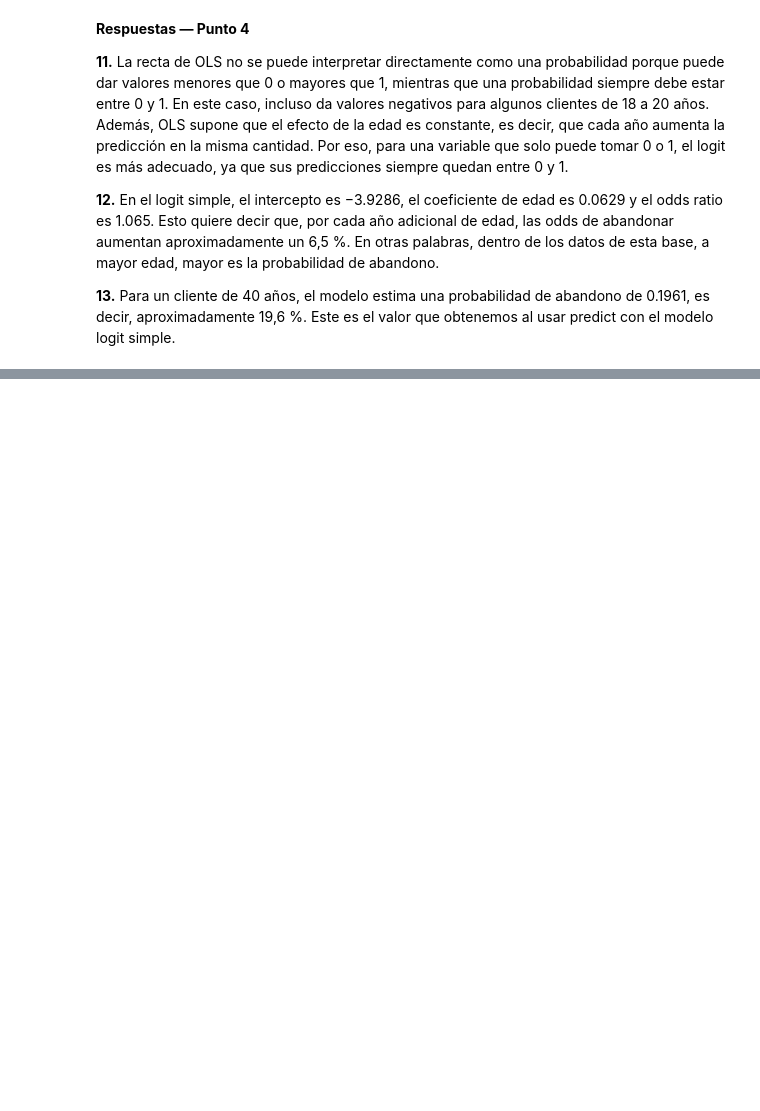
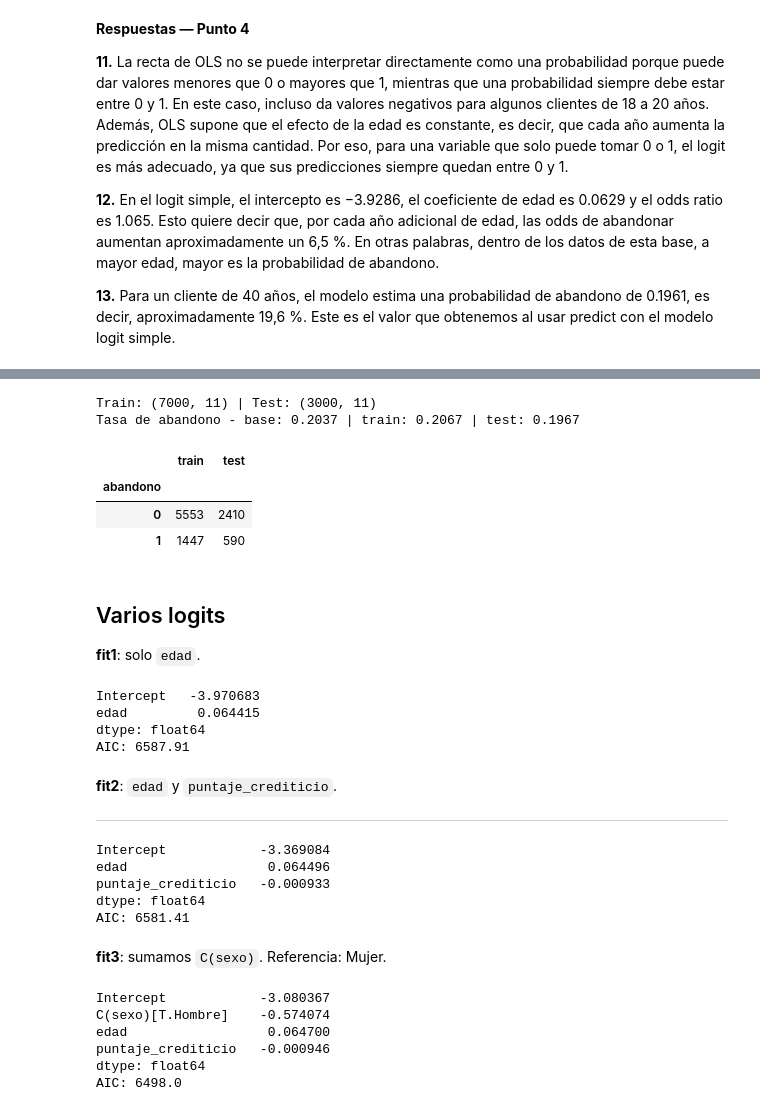
Before and after one commit to MrTamayo-1/Taller_Abandono_Producto_Financiero_Tamayo_Ruano_Reyes, a Jupyter notebook: Taller_Abandono_Producto_Financiero_Tamayo_Ruano_Reyes.ipynb, the cells around one changed output, grey strips where cells are left out. Saved outputs shown, nothing was run; the diff lists cells and outputs as text; code cells hidden in the pictures; blank space fills up the shorter version.

```diff
--- a/Taller_Abandono_Producto_Financiero_Tamayo_Ruano_Reyes.ipynb
+++ b/Taller_Abandono_Producto_Financiero_Tamayo_Ruano_Reyes.ipynb
@@ -532,0 +537,62 @@ plt.show()
+# %%
+rng = np.random.default_rng(8)
+n = len(df)
+n_train = int(round(0.7 * n))
+train_pos = rng.choice(n, size=n_train, replace=False)
+mask = np.zeros(n, dtype=bool)
+mask[train_pos] = True
+Train_Data = df.iloc[mask].copy()
+Test_Data = df.iloc[~mask].copy()
+
+print("Train:", Train_Data.shape, "| Test:", Test_Data.shape)
+print(f"Tasa de abandono - base: {df['abandono'].mean():.4f} | train: {Train_Data['abandono'].mean():.4f} | test: {Test_Data['abandono'].mean():.4f}")
+# %% [output]
+Train: (7000, 11) | Test: (3000, 11)
+Tasa de abandono - base: 0.2037 | train: 0.2067 | test: 0.1967
+# %%
+pd.DataFrame({"train": Train_Data["abandono"].value_counts().sort_index(),
+              "test": Test_Data["abandono"].value_counts().sort_index()})
+# %% [output]
+|  | train | test |
+| abandono |  |  |
+| 0 | 5553 | 2410 |
+| 1 | 1447 | 590 |
+# %% [markdown]
+## Varios logits
+**fit1**: solo `edad`.
+# %%
+fit1 = smf.logit("abandono ~ edad", data=Train_Data).fit(disp=False)
+print(fit1.params)
+print("AIC:", round(fit1.aic, 2))
+# %% [output]
+Intercept   -3.970683
+edad         0.064415
+dtype: float64
+AIC: 6587.91
+# %% [markdown]
+**fit2**: `edad` y `puntaje_crediticio`.
+
+---
+# %%
+fit2 = smf.logit("abandono ~ edad + puntaje_crediticio", data=Train_Data).fit(disp=False)
+print(fit2.params)
+print("AIC:", round(fit2.aic, 2))
+# %% [output]
+Intercept            -3.369084
+edad                  0.064496
+puntaje_crediticio   -0.000933
+dtype: float64
+AIC: 6581.41
+# %% [markdown]
+**fit3**: sumamos `C(sexo)`. Referencia: Mujer.
+# %%
+fit3 = smf.logit("abandono ~ edad + puntaje_crediticio + C(sexo)", data=Train_Data).fit(disp=False)
+print(fit3.params)
+print("AIC:", round(fit3.aic, 2))
+# %% [output]
+Intercept            -3.080367
+C(sexo)[T.Hombre]    -0.574074
+edad                  0.064700
+puntaje_crediticio   -0.000946
+dtype: float64
+AIC: 6498.0
```
Also changed, not shown: parts of 17 cells of this notebook.
